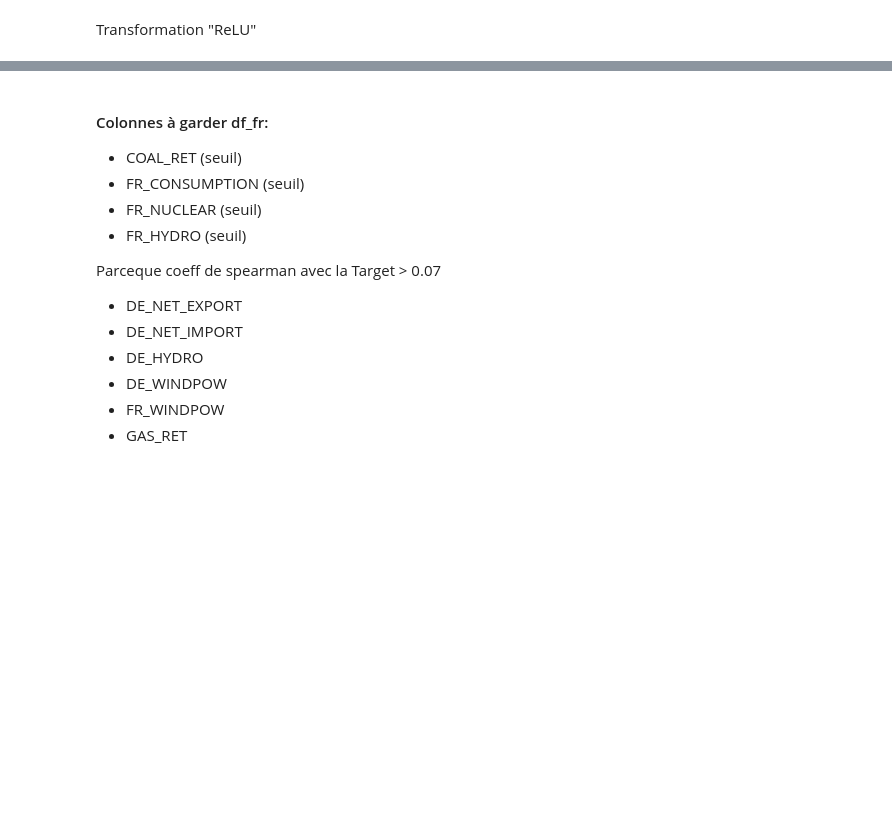
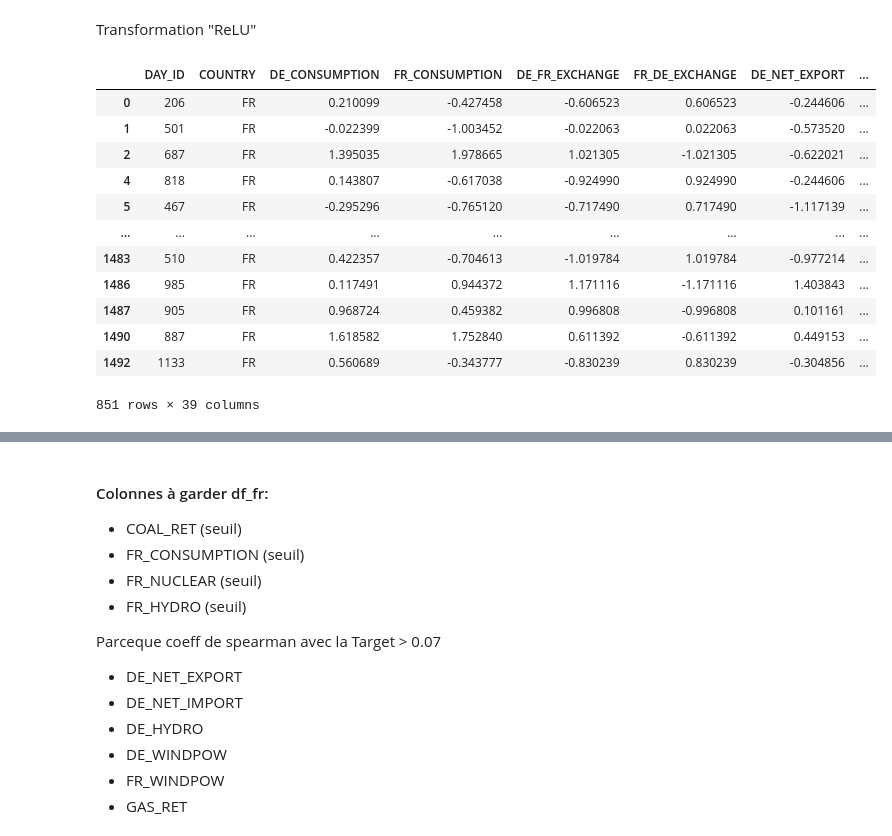
Before and after one commit to margauxgirona/project-ML, a Jupyter notebook: Feature_engineering.ipynb, the cells around one changed output, grey strips where cells are left out. Drawn from its saved outputs; the diff is of its cells as text; code cells hidden in the pictures; blank space fills up the shorter version.

```diff
--- a/Feature_engineering.ipynb
+++ b/Feature_engineering.ipynb
@@ -14,4 +19,7 @@ y = pd.read_csv("y_train_ZAN5mwg.csv")
 df = pd.concat([X, y], axis=1)
 
 df = df.drop(df.columns[-2], axis=1)
+# %%
+df_fr = df[df["COUNTRY"] == "FR"].copy()
+df_de = df[df["COUNTRY"] == "DE"].copy()
 # %% [markdown]
@@ -19,3 +27,8 @@ Change Nan Values
 # %%
-numeric_cols = df.select_dtypes(include=["number"]).columns
-df[numeric_cols] = df[numeric_cols].fillna(df[numeric_cols].median())
+# French dataset
+numeric_cols_fr = df_fr.select_dtypes(include=["number"]).columns
+df_fr[numeric_cols_fr] = df_fr[numeric_cols_fr].fillna(df_fr[numeric_cols_fr].median())
+
+# German dataset
+numeric_cols_de = df_de.select_dtypes(include=["number"]).columns
+df_de[numeric_cols_de] = df_de[numeric_cols_de].fillna(df_de[numeric_cols_de].median())
@@ -24,3 +34,0 @@ df[numeric_cols] = df[numeric_cols].fillna(df[numeric_cols].median())
-# %%
-df_fr = df[df["COUNTRY"] == "FR"]
-df_de = df[df["COUNTRY"] == "DE"]
@@ -49,0 +78,16 @@ def AddSeuilColumn(df: pd.DataFrame, column_name: str, seuil: float, way: str):
+# %%
+df_fr
+# %% [output]
+|  | DAY_ID | COUNTRY | DE_CONSUMPTION | FR_CONSUMPTION | DE_FR_EXCHANGE | FR_DE_EXCHANGE | DE_NET_EXPORT | ... |
+| 0 | 206 | FR | 0.210099 | -0.427458 | -0.606523 | 0.606523 | -0.244606 | ... |
+| 1 | 501 | FR | -0.022399 | -1.003452 | -0.022063 | 0.022063 | -0.573520 | ... |
+| 2 | 687 | FR | 1.395035 | 1.978665 | 1.021305 | -1.021305 | -0.622021 | ... |
+| 4 | 818 | FR | 0.143807 | -0.617038 | -0.924990 | 0.924990 | -0.244606 | ... |
+| 5 | 467 | FR | -0.295296 | -0.765120 | -0.717490 | 0.717490 | -1.117139 | ... |
+| ... | ... | ... | ... | ... | ... | ... | ... | ... |
+| 1483 | 510 | FR | 0.422357 | -0.704613 | -1.019784 | 1.019784 | -0.977214 | ... |
+| 1486 | 985 | FR | 0.117491 | 0.944372 | 1.171116 | -1.171116 | 1.403843 | ... |
+| 1487 | 905 | FR | 0.968724 | 0.459382 | 0.996808 | -0.996808 | 0.101161 | ... |
+| 1490 | 887 | FR | 1.618582 | 1.752840 | 0.611392 | -0.611392 | 0.449153 | ... |
+| 1492 | 1133 | FR | 0.560689 | -0.343777 | -0.830239 | 0.830239 | -0.304856 | ... |
+851 rows × 39 columns
```
Also changed, not shown: parts of 9 cells of this notebook, 1 other file.
